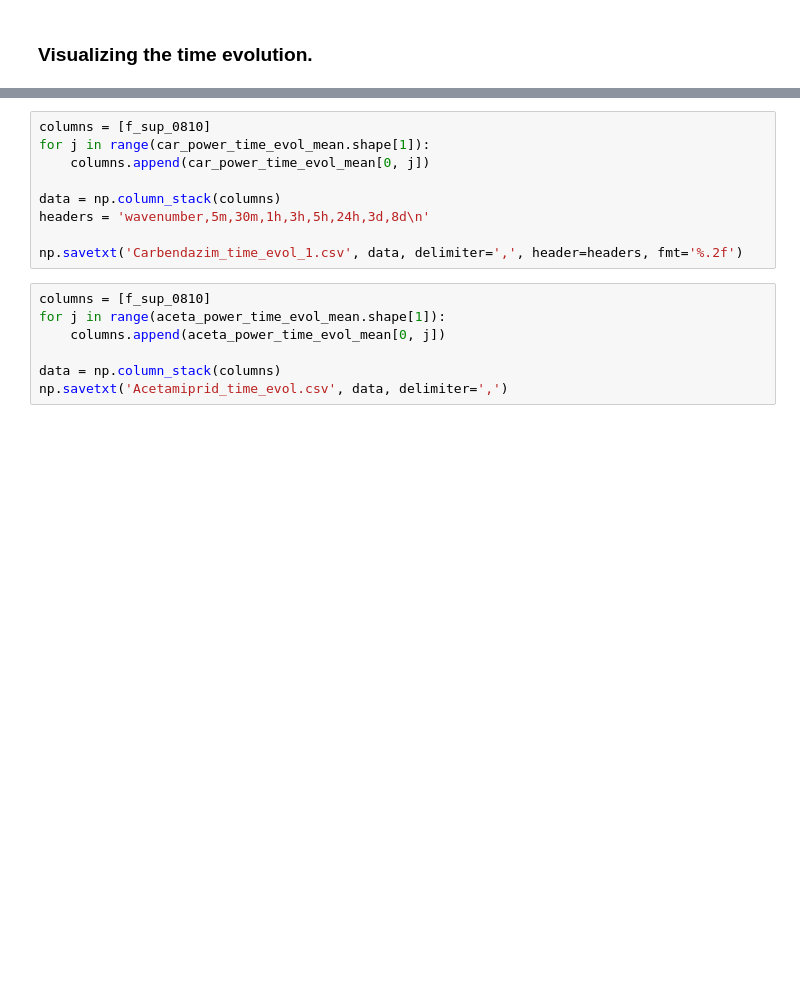
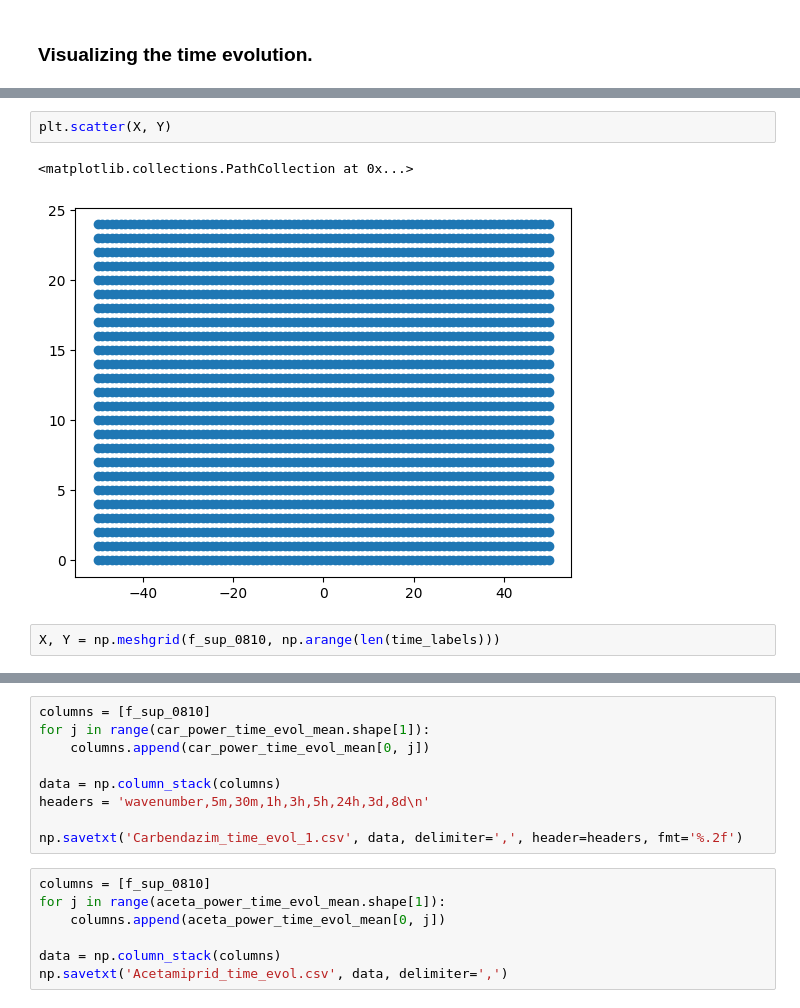
Before and after one commit to anva-kn/Raman, a Jupyter notebook: Publication/Aging&Time_evol.ipynb, the cells around one changed output, grey strips where cells are left out. Drawn from its saved outputs; the diff is of its cells as text; blank space fills up the shorter version.

```diff
--- a/Publication/Aging&Time_evol.ipynb
+++ b/Publication/Aging&Time_evol.ipynb
@@ -252,0 +307,7 @@ car_aceta_aceph_power_snr_log = 10 * np.log10(car_aceta_aceph_power_snr)
+# %%
+plt.scatter(X, Y)
+# %% [output]
+<matplotlib.collections.PathCollection at 0x...>
+[figure, added]
+# %%
+X, Y = np.meshgrid(f_sup_0810, np.arange(len(time_labels)))
```
Also changed, not shown: parts of 21 cells of this notebook.
